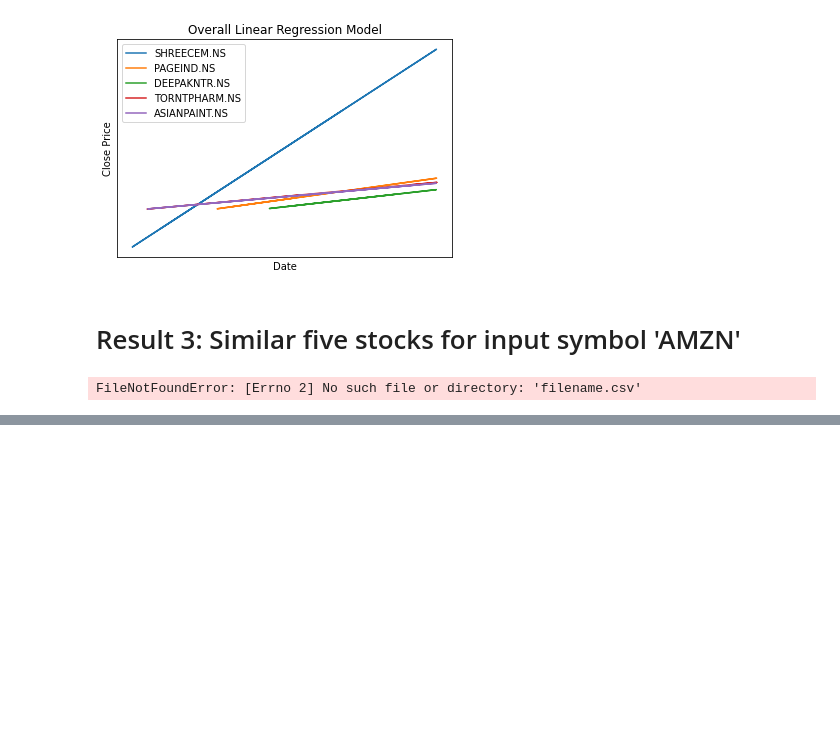
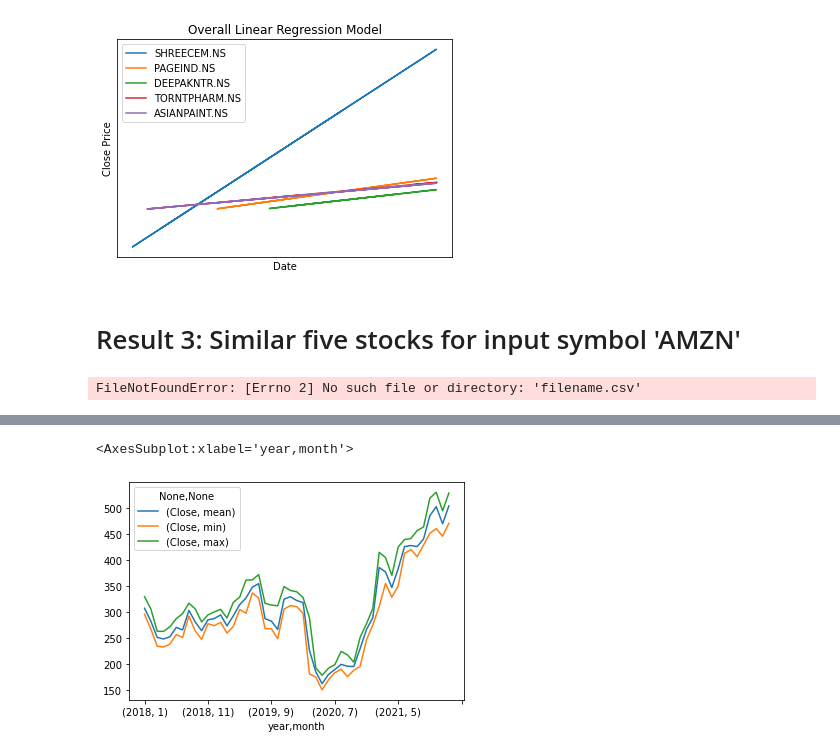
Before and after one commit to arungupta26/stock-recomendation-system, a Jupyter notebook: src/notebooks/Linear Regression.ipynb, the cells around one changed output, grey strips where cells are left out. Saved outputs shown, nothing was run; the diff lists cells and outputs as text; code cells hidden in the pictures; blank space fills up the shorter version.

```diff
--- a/src/notebooks/Linear Regression.ipynb
+++ b/src/notebooks/Linear Regression.ipynb
@@ -367,0 +382,6 @@ build_linear_regression('SBIN.NS')
+# %%
+df2 = df.groupby(['year','month']).agg({'Close': ['mean', 'min', 'max']})
+df2.plot(legend=True)
+# %% [output]
+<AxesSubplot:xlabel='year,month'>
+[figure, added]
```
Also changed, not shown: parts of 8 cells of this notebook, 1 other file.
